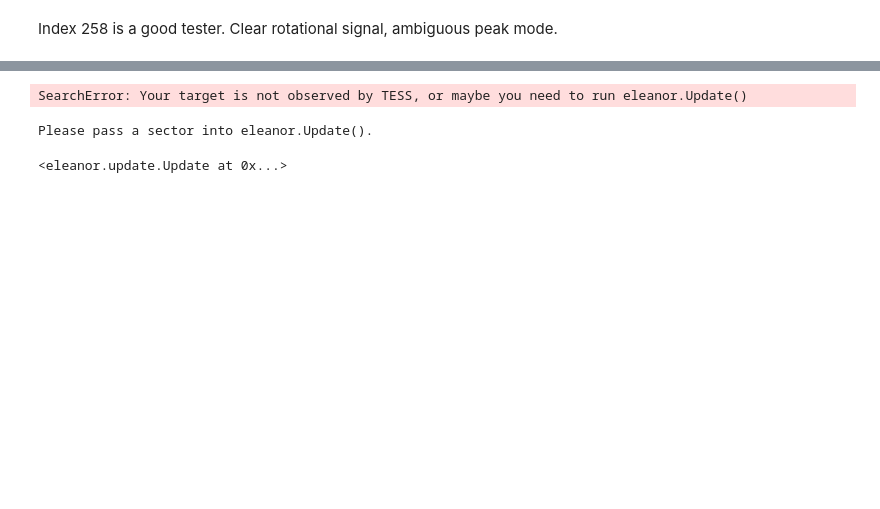
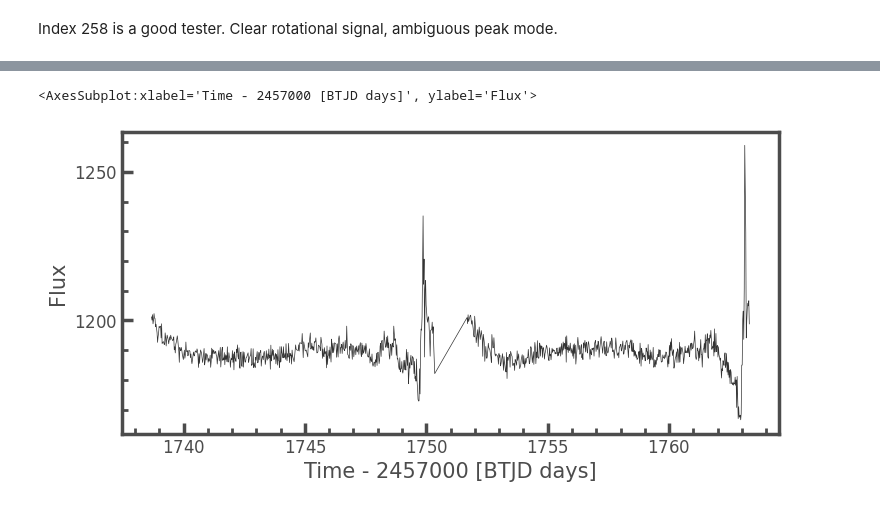
Before and after one commit to ojhall94/michael, a Jupyter notebook: Examples/Example.ipynb, the cells around one changed output, grey strips where cells are left out. Drawn from its saved outputs; the diff is of its cells as text; code cells hidden in the pictures; blank space fills up the shorter version.

Commit message:
fixed eleanor version issues

```diff
--- a/Examples/Example.ipynb
+++ b/Examples/Example.ipynb
@@ -27,0 +39,7 @@ Index 258 is a good tester. Clear rotational signal, ambiguous peak mode.
+# %%
+import eleanor
+from astropy.coordinates import SkyCoord
+import astropy.units as u
+
+c = SkyCoord(ra = 325.689078, dec=54.038285, unit=(u.deg, u.deg))
+star = eleanor.multi_sectors(coords=c, sectors='all')
@@ -27,0 +56,2 @@ Index 258 is a good tester. Clear rotational signal, ambiguous peak mode.
+# %%
+datum = eleanor.TargetData(star[0])
@@ -28,11 +60,8 @@ Index 258 is a good tester. Clear rotational signal, ambiguous peak mode.
+# %%
+datum.to_lightkurve().plot()
+# %% [output]
+<AxesSubplot:xlabel='Time - 2457000 [BTJD days]', ylabel='Flux'>
+[figure, added]
 # %%
-j = janet.boot(uni, index=258)
+j = janet.boot(uni, index=1)
 j.run(period_range = (1., 13.))
-# %% [output]
-SearchError: Your target is not observed by TESS, or maybe you need to run eleanor.Update()
-# %%
-import eleanor
-eleanor.Update()
-# %% [output]
-Please pass a sector into eleanor.Update().
-<eleanor.update.Update at 0x...>
```
Also changed, not shown: parts of 5 cells of this notebook, 2 other files.
